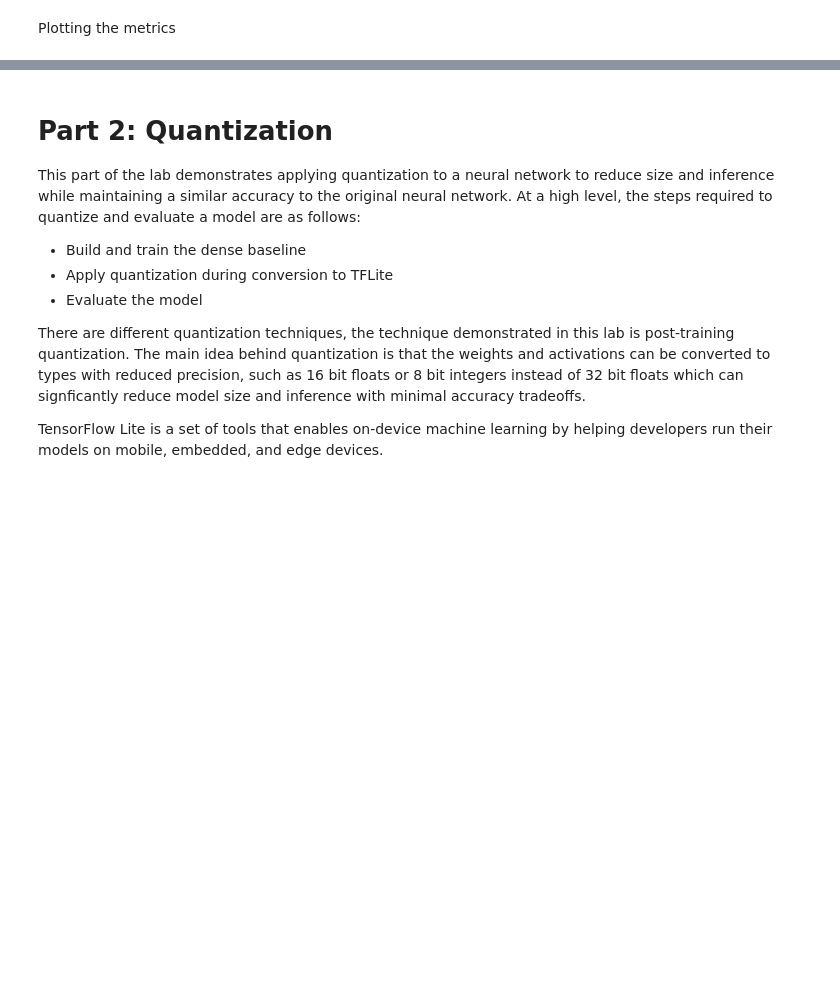
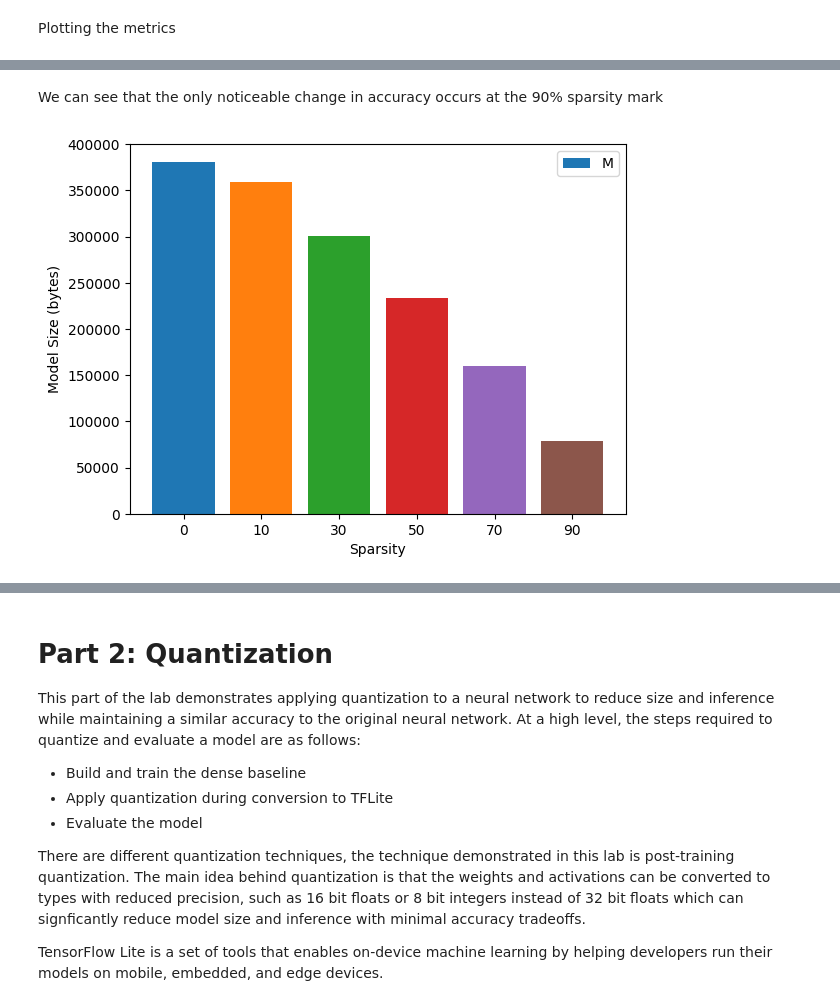
Before and after one commit to KaleF07/ENDG_511, a Jupyter notebook: Lab_2/ENDG511_LAB_2_2024.ipynb, the cells around one changed output, grey strips where cells are left out. Drawn from its saved outputs; the diff is of its cells as text; code cells hidden in the pictures; blank space fills up the shorter version.

```diff
--- a/Lab_2/ENDG511_LAB_2_2024.ipynb
+++ b/Lab_2/ENDG511_LAB_2_2024.ipynb
@@ -812,0 +763,27 @@ Plotting the metrics
+# %% [markdown]
+We can see that the only noticeable change in accuracy occurs at the 90% sparsity mark
+# %%
+# INSERT YOUR CODE HERE
+model_sizes = []
+
+for i in range(len(sparsity_values)):
+    sparsity = sparsity_values[i]
+
+    model_size = evaluate_mode_size(sparsity)
+    model_sizes.append(model_size)
+
+fig, ax = plt.subplots()
+
+bar_colors = ['tab:blue', 'tab:orange', 'tab:green', 'tab:red', 'tab:purple', 'tab:brown']
+bar_labels = ['0', '10', '30', '50', '70', '90']
+
+ax.bar(bar_labels, model_sizes, color=bar_colors, label=None)
+
+ax.set_ylabel('Model Size (bytes)')
+ax.set_xlabel('Sparsity')
+ax.legend('Model size for different sparsity values')
+ax.set_ylim([0, 400000])
+
+plt.show()
+# %% [output]
+[figure, added]
```
Also changed, not shown: parts of 61 cells of this notebook, 33 other files.
